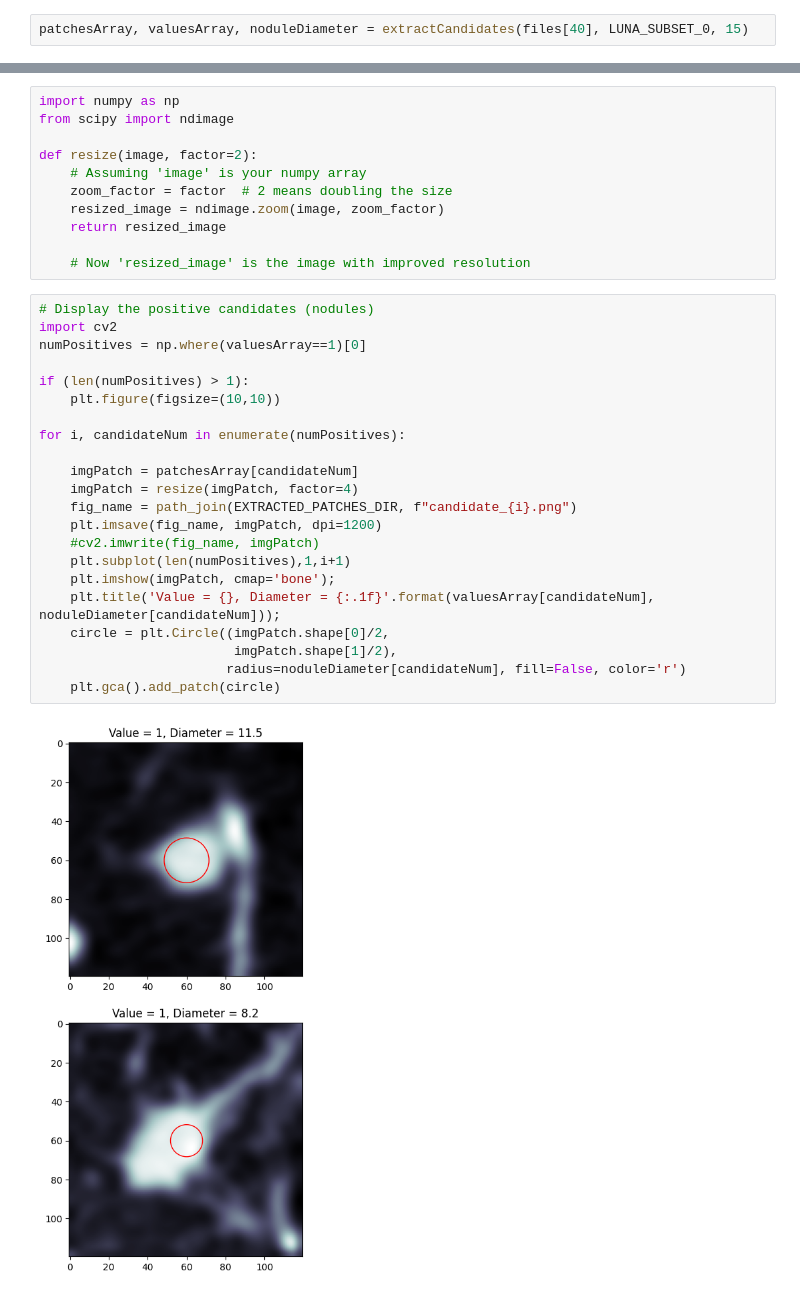
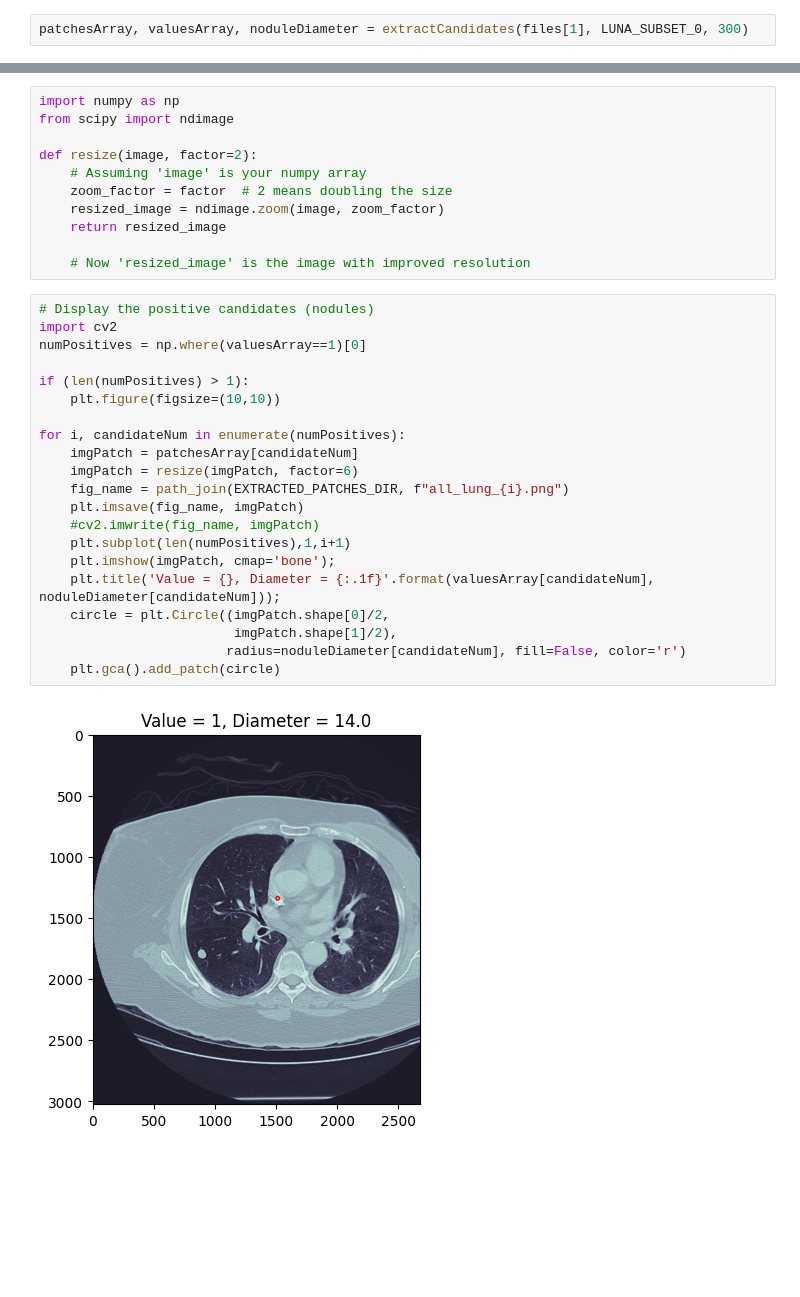
Before and after one commit to GUILN/computer-vision, a Jupyter notebook: implementations/pix2pix_lung_cancer/notebooks/read_and_extract_roi_luna.ipynb, the cells around one changed output, grey strips where cells are left out. Saved outputs shown, nothing was run; the diff lists cells and outputs as text; blank space fills up the shorter version.

Commit message:
image thresholding

```diff
--- a/implementations/pix2pix_lung_cancer/notebooks/read_and_extract_roi_luna.ipynb
+++ b/implementations/pix2pix_lung_cancer/notebooks/read_and_extract_roi_luna.ipynb
@@ -163,5 +163,5 @@ print(f"There is {acc} CTs")
 # %% [output]
 There is 89 CTs
 # %%
-patchesArray, valuesArray, noduleDiameter = extractCandidates(files[40], LUNA_SUBSET_0, 15)
+patchesArray, valuesArray, noduleDiameter = extractCandidates(files[1], LUNA_SUBSET_0, 300)
 # %% [output]
@@ -183,24 +183,23 @@ def resize(image, factor=2):
 # %%
 # Display the positive candidates (nodules)
 import cv2
 numPositives = np.where(valuesArray==1)[0]
 
 if (len(numPositives) > 1):
     plt.figure(figsize=(10,10))
 
 for i, candidateNum in enumerate(numPositives):
-
     imgPatch = patchesArray[candidateNum]
-    imgPatch = resize(imgPatch, factor=4)
-    fig_name = path_join(EXTRACTED_PATCHES_DIR, f"candidate_{i}.png")
-    plt.imsave(fig_name, imgPatch, dpi=1200)
+    imgPatch = resize(imgPatch, factor=6)
+    fig_name = path_join(EXTRACTED_PATCHES_DIR, f"all_lung_{i}.png")
+    plt.imsave(fig_name, imgPatch)
     #cv2.imwrite(fig_name, imgPatch)
     plt.subplot(len(numPositives),1,i+1)
     plt.imshow(imgPatch, cmap='bone');
     plt.title('Value = {}, Diameter = {:.1f}'.format(valuesArray[candidateNum], noduleDiameter[candidateNum]));
     circle = plt.Circle((imgPatch.shape[0]/2,
                          imgPatch.shape[1]/2),
                         radius=noduleDiameter[candidateNum], fill=False, color='r')
     plt.gca().add_patch(circle)
 # %% [output]
-[figure, old version]
+[figure, new version]
```
Also changed, not shown: parts of 3 cells of this notebook, 1 other file.
